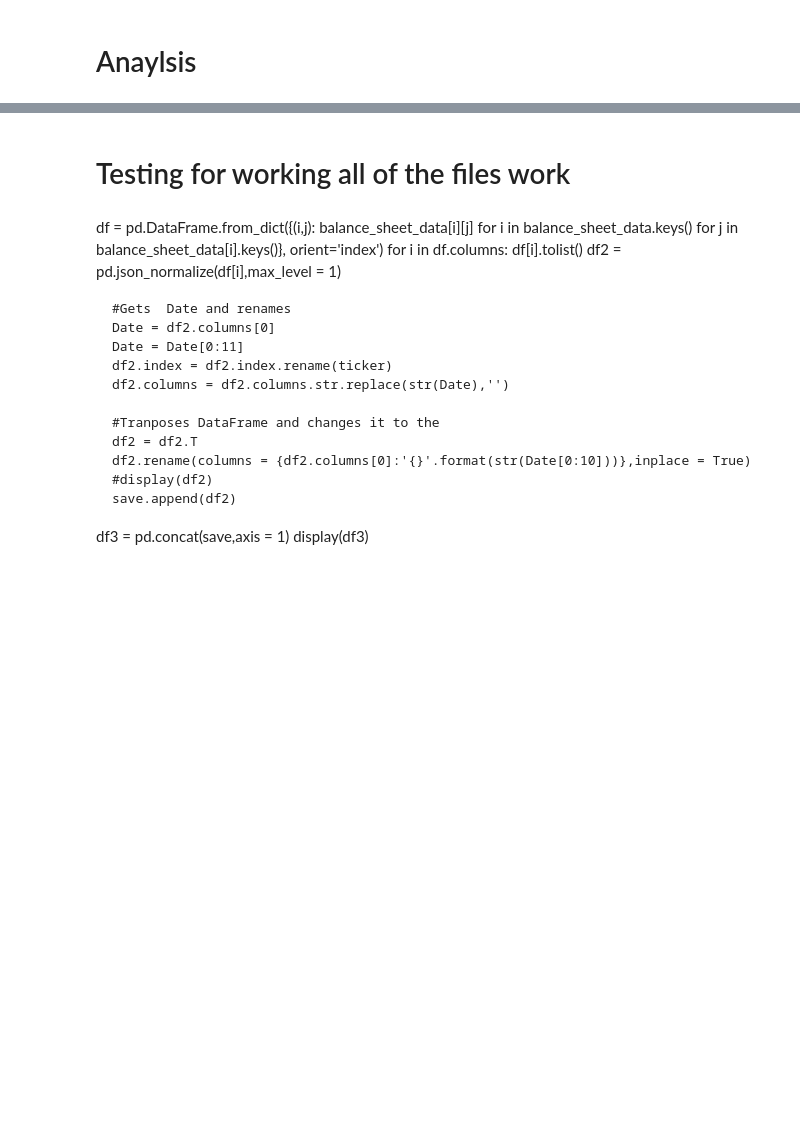
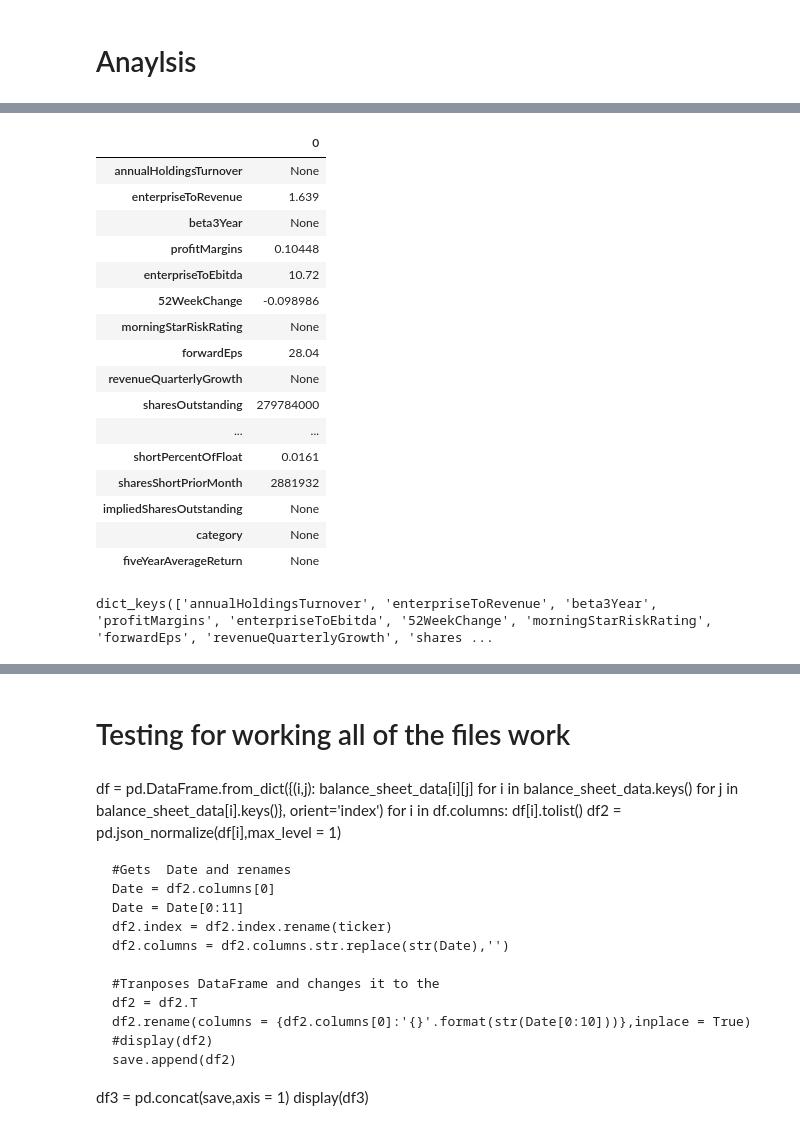
Before and after one commit to AntimatterFx/Investing, a Jupyter notebook: DCF.ipynb, the cells around one changed output, grey strips where cells are left out. Saved outputs shown, nothing was run; the diff lists cells and outputs as text; code cells hidden in the pictures; blank space fills up the shorter version.

```diff
--- a/DCF.ipynb
+++ b/DCF.ipynb
@@ -122,15 +123,3 @@ df['FCF'] = FCF.loc['totalCashFromOperatingActivities'] + FCF.loc['capitalExpend
 df['Net Income'] = FCF.loc['netIncome']
 #df['FCF/Net Income'] = df['FCF']/df['Net Income']
 minimum = (df['FCF']/df['Net Income']).min()
-# %%
-
-average_factor = cash_balance.pct_change(axis = 1 ).mean(axis = 1 )
-average_factor = (100 + average_factor)/100
-df = cash_balance
-df['2021'] = cash_balance[cash_balance.columns[3]] * average_factor
-for i in range(0,4,1):
-    num =  int(df.columns[4]) + i
-
-    df['{}'.format(num)] = df['{}'.format(num - 1)] * average_factor
-
-df
@@ -184,5 +164,0 @@ Revenue
-# %%
-{(i,j): cash[i][j]
-for i in cash.keys()
-for j in cash[i].keys()
-        }
@@ -206,0 +200,8 @@ for j in cash[i].keys()
+# %%
+ticker = 'LMT'
+yahoo_financials = yfs(ticker)
+
+cash = yahoo_financials.get_financial_stmts('annual','cash')
+income = yahoo_financials.get_financial_stmts('annual','income')
+balance = yahoo_financials.get_financial_stmts('annual','balance')
+stock = yahoo_financials.get_key_statistics_data()[ticker]
@@ -206,0 +221,29 @@ for j in cash[i].keys()
+# %%
+df = pd.DataFrame.from_dict({(i): stock[i]
+                            for i in stock.keys()
+                            },
+                        orient='index')
+df
+# %% [output]
+|  | 0 |
+| annualHoldingsTurnover | None |
+| enterpriseToRevenue | 1.639 |
+| beta3Year | None |
+| profitMargins | 0.10448 |
+| enterpriseToEbitda | 10.72 |
+| 52WeekChange | -0.098986 |
+| morningStarRiskRating | None |
+| forwardEps | 28.04 |
+| revenueQuarterlyGrowth | None |
+| sharesOutstanding | 279784000 |
+| ... | ... |
+| shortPercentOfFloat | 0.0161 |
+| sharesShortPriorMonth | 2881932 |
+| impliedSharesOutstanding | None |
+| category | None |
+| fiveYearAverageReturn | None |
+# %%
+aapl.info['sharesOutstanding']
+stock.keys()
+# %% [output]
+dict_keys(['annualHoldingsTurnover', 'enterpriseToRevenue', 'beta3Year', 'profitMargins', 'enterpriseToEbitda', '52WeekChange', 'morningStarRiskRating', 'forwardEps', 'revenueQuarterlyGrowth', 'shares ...
```
Also changed, not shown: parts of 10 cells of this notebook.
